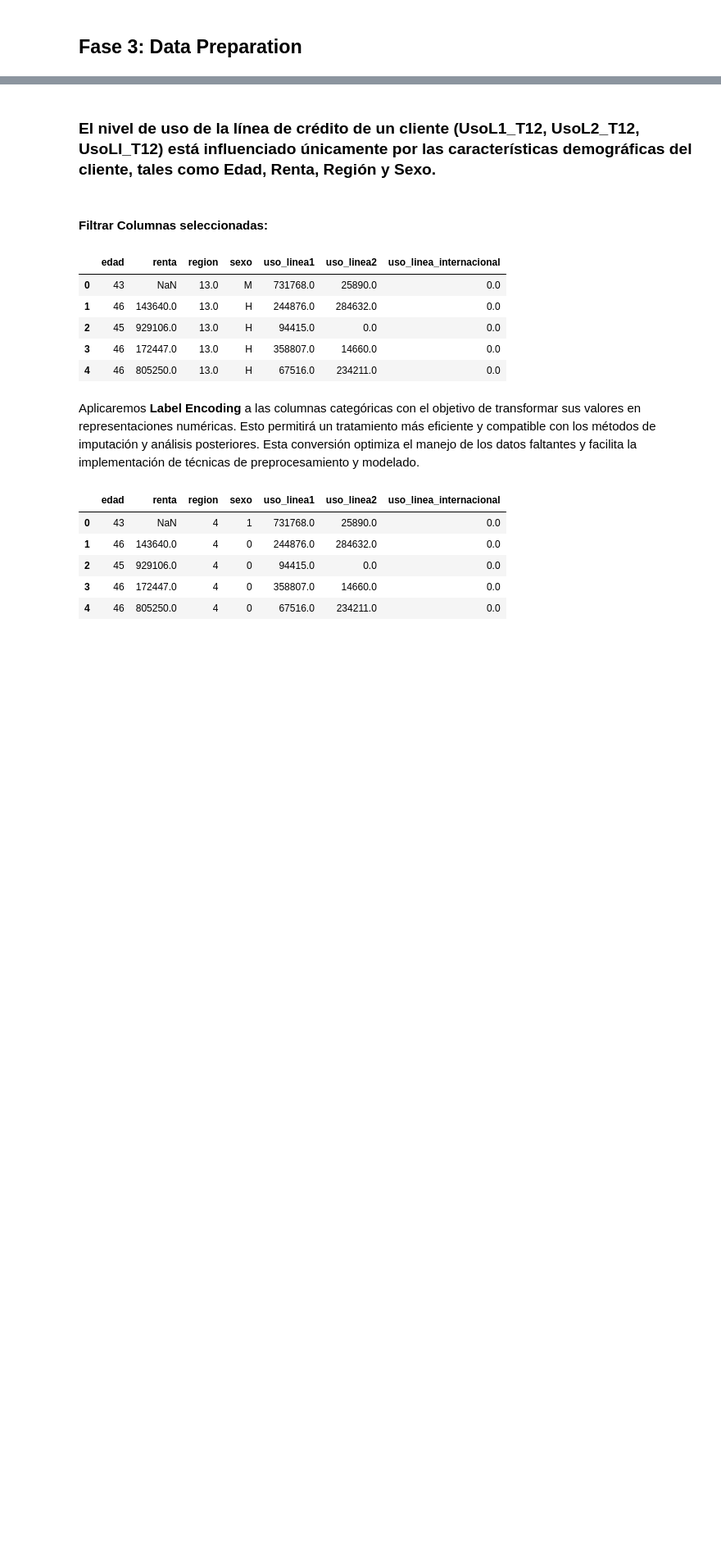
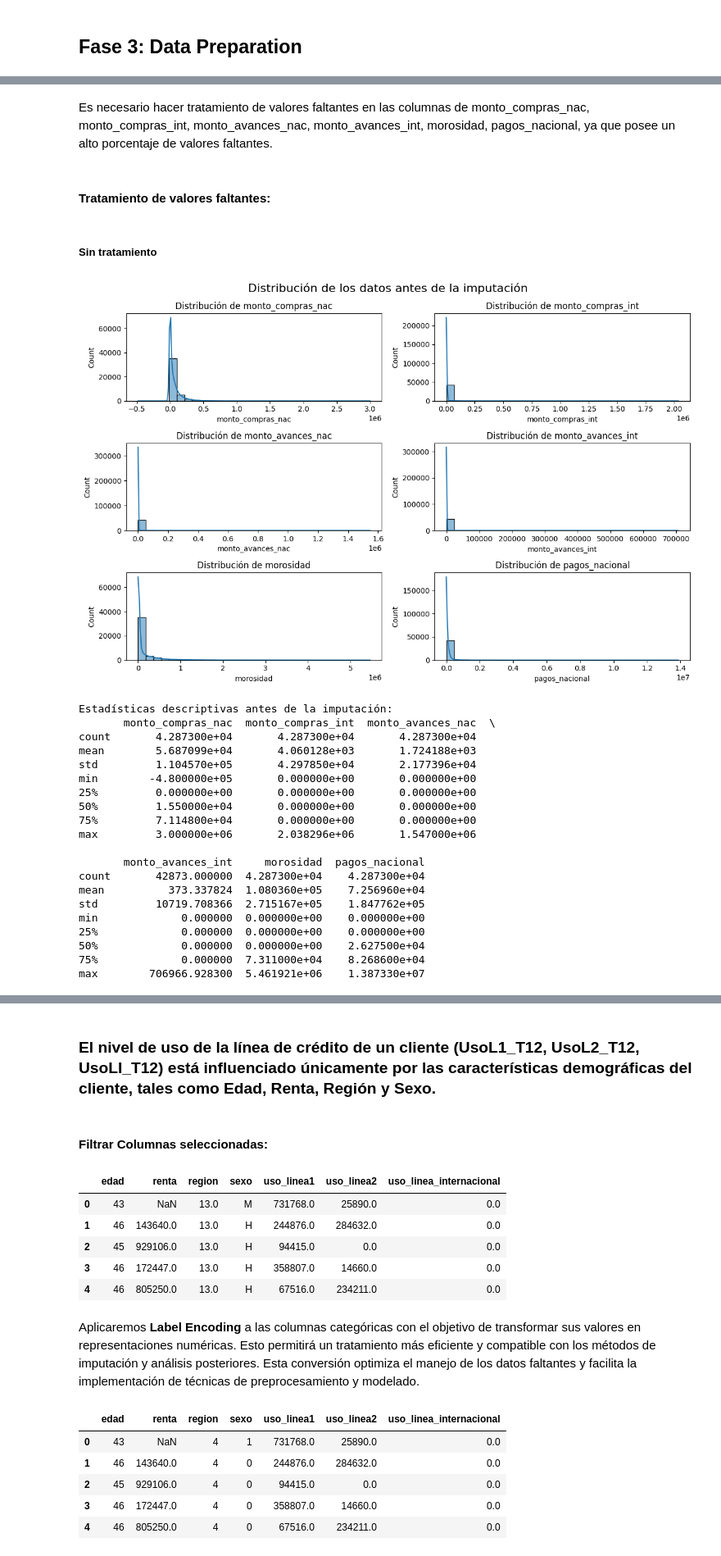
Before and after one commit to Wachitugo/Monopoly, a Jupyter notebook: notebook/monopoly.ipynb, the cells around one changed output, grey strips where cells are left out. Shown at 82% size. Cells and saved outputs as stored; diff of their text form; code cells hidden in the pictures; blank space fills up the shorter version.

```diff
--- a/notebook/monopoly.ipynb
+++ b/notebook/monopoly.ipynb
@@ -190,0 +343,20 @@ df.describe().T
+# %%
+# Corregir valores negativos en transacciones
+print("Antes de la corrección:")
+print("Valores negativos en tx_compras_nac:", df_analisis[df_analisis['tx_compras_nac'] < 0]['tx_compras_nac'].value_counts())
+
+# Corregir transacciones negativas a 0
+df_analisis['tx_compras_nac'] = df_analisis['tx_compras_nac'].clip(lower=0)
+
+# Verificar montos negativos
+print("\nMontos negativos en monto_compras_nac:")
+print(df_analisis[df_analisis['monto_compras_nac'] < 0]['monto_compras_nac'].describe())
+
+# Si decidimos mantener los montos negativos (por ser devoluciones), podemos agregar una nota
+# Si decidimos tratarlos, podemos usar:
+# df_analisis['monto_compras_nac'] = df_analisis['monto_compras_nac'].clip(lower=0)
+
+# Verificar que las correcciones se aplicaron
+print("\nDespués de la corrección:")
+print("Valores negativos restantes en tx_compras_nac:", (df_analisis['tx_compras_nac'] < 0).sum())
+print("Rango de valores en tx_compras_nac:", [df_analisis['tx_compras_nac'].min(), df_analisis['tx_compras_nac'].max()])
@@ -190,0 +415,56 @@ df.describe().T
+# %% [markdown]
+Es necesario hacer tratamiento de valores faltantes en las columnas de monto_compras_nac, monto_compras_int, monto_avances_nac, monto_avances_int, morosidad, pagos_nacional, ya que posee un alto porcentaje de valores faltantes.
+# %% [markdown]
+#### Tratamiento de valores faltantes:
+# %% [markdown]
+##### Sin tratamiento
+# %%
+import matplotlib.pyplot as plt
+import seaborn as sns
+
+def mostrar_distribucion_montos(df, columnas, titulo):
+    plt.figure(figsize=(12, 8))
+    for i, columna in enumerate(columnas, 1):
+        plt.subplot(3, 2, i)
+        sns.histplot(df[columna], kde=True, bins=30)
+        plt.title(f'Distribución de {columna}')
+    plt.suptitle(titulo, fontsize=16)
+    plt.tight_layout()
+    plt.show()
+
+# Columnas de montos para visualizar
+columnas_montos = [
+    'monto_compras_nac', 'monto_compras_int',
+    'monto_avances_nac', 'monto_avances_int',
+    'morosidad', 'pagos_nacional'
+]
+
+# Mostrar distribución antes del tratamiento
+mostrar_distribucion_montos(df_analisis, columnas_montos,
+                    "Distribución de los datos antes de la imputación")
+
+# Mostrar estadísticas básicas
+print("\nEstadísticas descriptivas antes de la imputación:")
+print(df_analisis[columnas_montos].describe())
+# %% [output]
+[figure, added]
+Estadísticas descriptivas antes de la imputación:
+       monto_compras_nac  monto_compras_int  monto_avances_nac  \
+count       4.287300e+04       4.287300e+04       4.287300e+04
+mean        5.687099e+04       4.060128e+03       1.724188e+03
+std         1.104570e+05       4.297850e+04       2.177396e+04
+min        -4.800000e+05       0.000000e+00       0.000000e+00
+25%         0.000000e+00       0.000000e+00       0.000000e+00
+50%         1.550000e+04       0.000000e+00       0.000000e+00
+75%         7.114800e+04       0.000000e+00       0.000000e+00
+max         3.000000e+06       2.038296e+06       1.547000e+06
+
+       monto_avances_int     morosidad  pagos_nacional
+count       42873.000000  4.287300e+04    4.287300e+04
+mean          373.337824  1.080360e+05    7.256960e+04
+std         10719.708366  2.715167e+05    1.847762e+05
+min             0.000000  0.000000e+00    0.000000e+00
+25%             0.000000  0.000000e+00    0.000000e+00
+50%             0.000000  0.000000e+00    2.627500e+04
+75%             0.000000  7.311000e+04    8.268600e+04
+max        706966.928300  5.461921e+06    1.387330e+07
```
Also changed, not shown: parts of 37 cells of this notebook.
